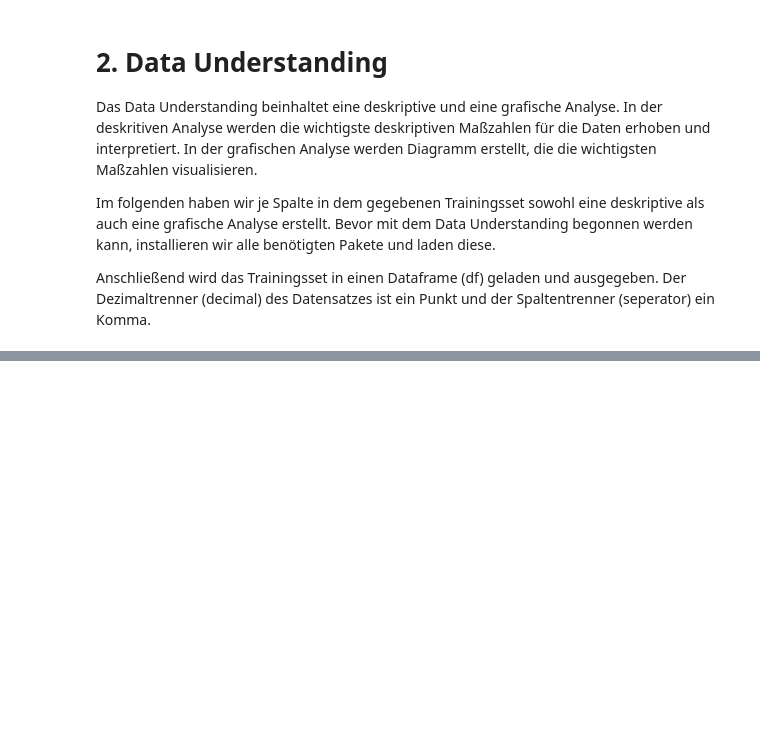
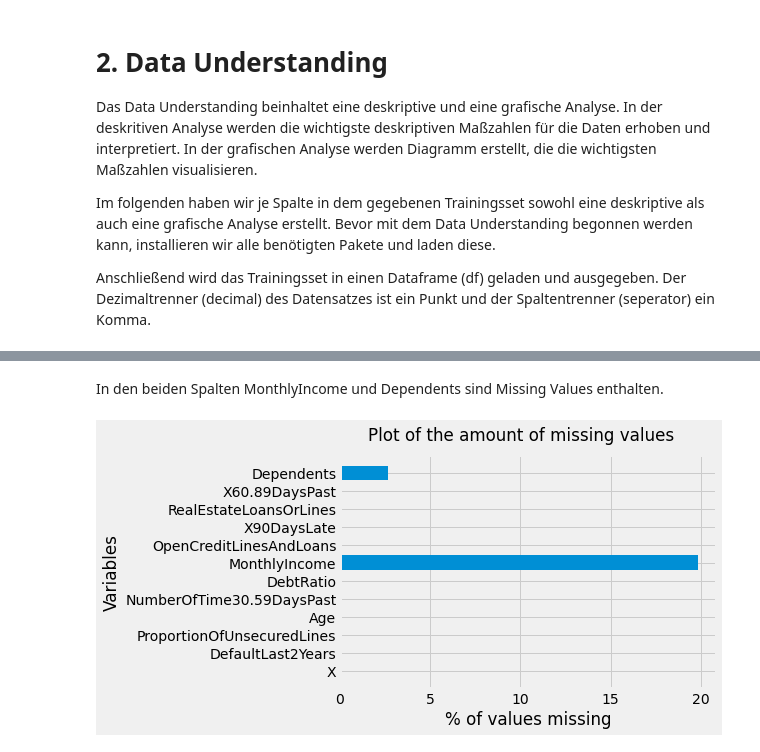
Before and after one commit to DamienShahan/Klassifikationsverfahren-in-Python, a Jupyter notebook: main.ipynb, the cells around one changed output, grey strips where cells are left out. Drawn from its saved outputs; the diff is of its cells as text; code cells hidden in the pictures; blank space fills up the shorter version.

```diff
--- a/main.ipynb
+++ b/main.ipynb
@@ -33,3 +33,10 @@ Das Data Understanding beinhaltet eine deskriptive und eine grafische Analyse. I
 Im folgenden haben wir je Spalte in dem gegebenen Trainingsset sowohl eine deskriptive als auch eine grafische Analyse erstellt. Bevor mit dem Data Understanding begonnen werden kann, installieren wir alle benötigten Pakete und laden diese.
 
 Anschließend wird das Trainingsset in einen Dataframe (df) geladen und ausgegeben. Der Dezimaltrenner (decimal) des Datensatzes ist ein Punkt und der Spaltentrenner (seperator) ein Komma.
+# %%
+# Import libraries
+import pandas as pd
+import numpy as np
+import matplotlib.pyplot as plt
+import math
+plt.style.use('fivethirtyeight')
@@ -35,0 +50,4 @@ Anschließend wird das Trainingsset in einen Dataframe (df) geladen und ausgegeb
+# %%
+#Datensatz einlesen und ausgeben
+df = pd.read_csv('trainset.csv')
+df = df.set_index(df['X'].values)
@@ -35,0 +90,3 @@ Anschließend wird das Trainingsset in einen Dataframe (df) geladen und ausgegeb
+# %%
+# Variable als factor casten
+df['DefaultLast2Years'] = df['DefaultLast2Years'].astype('category')
@@ -35,0 +128,24 @@ Anschließend wird das Trainingsset in einen Dataframe (df) geladen und ausgegeb
+# %% [markdown]
+In den beiden Spalten MonthlyIncome und Dependents sind Missing Values enthalten.
+# %%
+# Missing Data-Plot
+# get percentage of missing values
+size = (df.isnull().sum()/len(df)*100)
+bars = df.columns
+y_pos = np.arange(len(bars))
+
+# Create horizontal bars
+plt.barh(y_pos, size)
+
+# Create names on the x-axis
+plt.yticks(y_pos, bars)
+
+# Add title
+plt.suptitle('Plot of the amount of missing values')
+plt.xlabel('% of values missing')
+plt.ylabel('Variables')
+
+# Show graphic
+plt.show()
+# %% [output]
+[figure, added]
```
Also changed, not shown: parts of 7 cells of this notebook.
